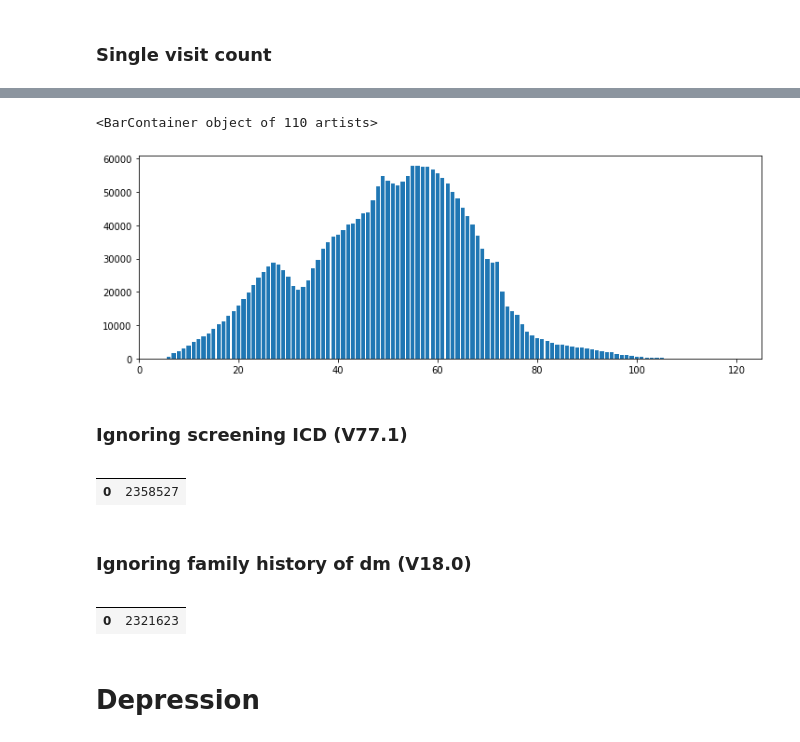
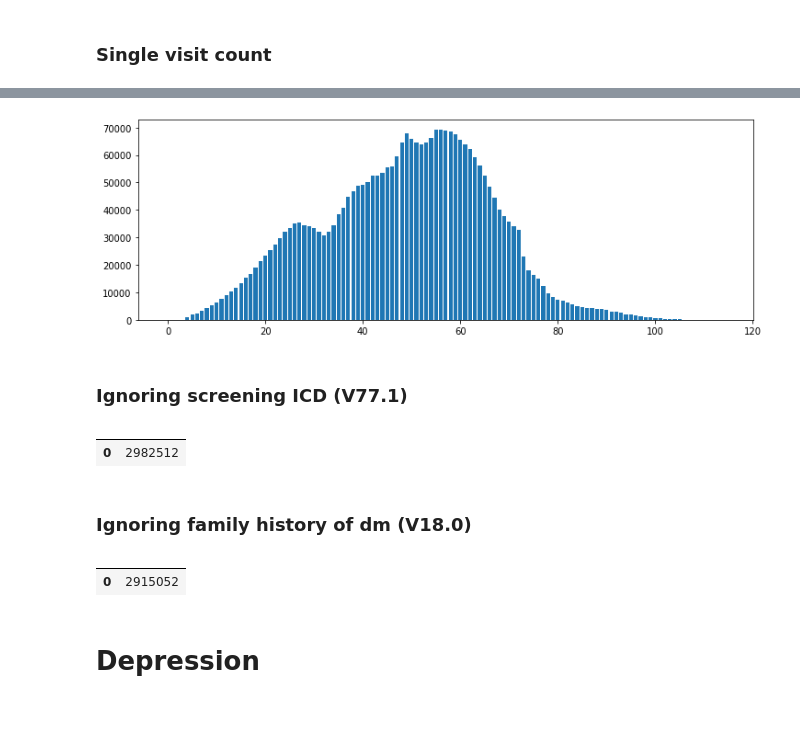
Before and after one commit to brettbj/association-robustness, a Jupyter notebook: Exploration.ipynb, the cells around one changed output, grey strips where cells are left out. Saved outputs shown, nothing was run; the diff lists cells and outputs as text; code cells hidden in the pictures; blank space fills up the shorter version.

```diff
--- a/Exploration.ipynb
+++ b/Exploration.ipynb
@@ -487,14 +492,13 @@ pd.read_sql('select count(*) from t2dControlEmergeSingleVisit', hy_cxn)
 # %%
 plt.figure(figsize=(12, 4))
-age_histogram(group_table=f'{hy_db}.dbo.t2dControlEmergeSingleVisit')
+_ = age_histogram(group_table=f'{hy_db}.dbo.t2dControlEmergeSingleVisit')
 # %% [output]
-<BarContainer object of 110 artists>
-[figure, old version]
+[figure, new version]
 # %% [markdown]
 ### Ignoring screening ICD (V77.1)
 # %%
-dm_dx_icd = str(('790.21', '790.22', '790.2', '790.29', '791.5', '277.7', 'V18.0'))
-dm_dx_icd_fuzzy_match = ' or '.join(["diagCode like '%s'" % s for s in ('250%', '648.8%', '648.0%')])
+dm_screen_icd = 'V77.1'
+dm_screen_icd10 = 'Z13.1'
 
 # Keep patients with single visit & any glucose lab value
 pos_query = ("drop table if exists t2dControlEmergeNoScreening;"
@@ -507,7 +511,9 @@ pos_query = ("drop table if exists t2dControlEmergeNoScreening;"
 # Remove patients with DM dx (incl family hx) or abnormal labs
 neg_query = ("delete from t2dControlEmergeNoScreening"
             " where MemberNum in"
-           f" (select distinct MemberNum from DxDm where diagCode in {dm_dx_icd} or {dm_dx_icd_fuzzy_match}"
+            " (select distinct MemberNum from DxDm"
+            f"  where (ICD10=0 and diagCode<>'{dm_screen_icd}')"
+            f"   or (ICD10=1 and diagCode<>'{dm_screen_icd10}')"
             "  union select distinct MemberNum from #abnormalLabs"
             "  union select distinct MemberNum from RxDm)")
 
@@ -515,12 +521,12 @@ hy_cxn.execute(';'.join([pos_query, neg_query]))
 pd.read_sql('select count(*) from t2dControlEmergeNoScreening', hy_cxn)
 # %% [output]
 |  |  |
-| 0 | 2358527 |
+| 0 | 2982512 |
 # %% [markdown]
 ### Ignoring family history of dm (V18.0)
 # %%
-dm_dx_icd = str(('790.21', '790.22', '790.2', '790.29', '791.5', '277.7', 'V77.1'))
-dm_dx_icd_fuzzy_match = ' or '.join(["diagCode like '%s'" % s for s in ('250%', '648.8%', '648.0%')])
+dm_hx_icd = 'V18.0'
+dm_hx_icd10 = 'Z83.3'
 
 # Keep patients with single visit & any glucose lab value
 pos_query = ("drop table if exists t2dControlEmergeNoFamilyHx;"
@@ -533,7 +539,9 @@ pos_query = ("drop table if exists t2dControlEmergeNoFamilyHx;"
 # Remove patients with DM dx (incl family hx) or abnormal labs
 neg_query = ("delete from t2dControlEmergeNoFamilyHx"
             " where MemberNum in"
-           f" (select distinct MemberNum from DxDm where diagCode in {dm_dx_icd} or {dm_dx_icd_fuzzy_match}"
+            " (select distinct MemberNum from DxDm"
+            f"  where (ICD10=0 and diagCode<>'{dm_hx_icd}')"
+            f"   or (ICD10=1 and diagCode<>'{dm_hx_icd10}')"
             "  union select distinct MemberNum from #abnormalLabs"
             "  union select distinct MemberNum from RxDm)")
 
@@ -541,7 +549,7 @@ hy_cxn.execute(';'.join([pos_query, neg_query]))
 pd.read_sql('select count(*) from t2dControlEmergeNoFamilyHx', hy_cxn)
 # %% [output]
 |  |  |
-| 0 | 2321623 |
+| 0 | 2915052 |
 # %% [markdown]
 # Depression
 # %% [markdown]
```
Also changed, not shown: parts of 28 cells of this notebook, 1 other file.
